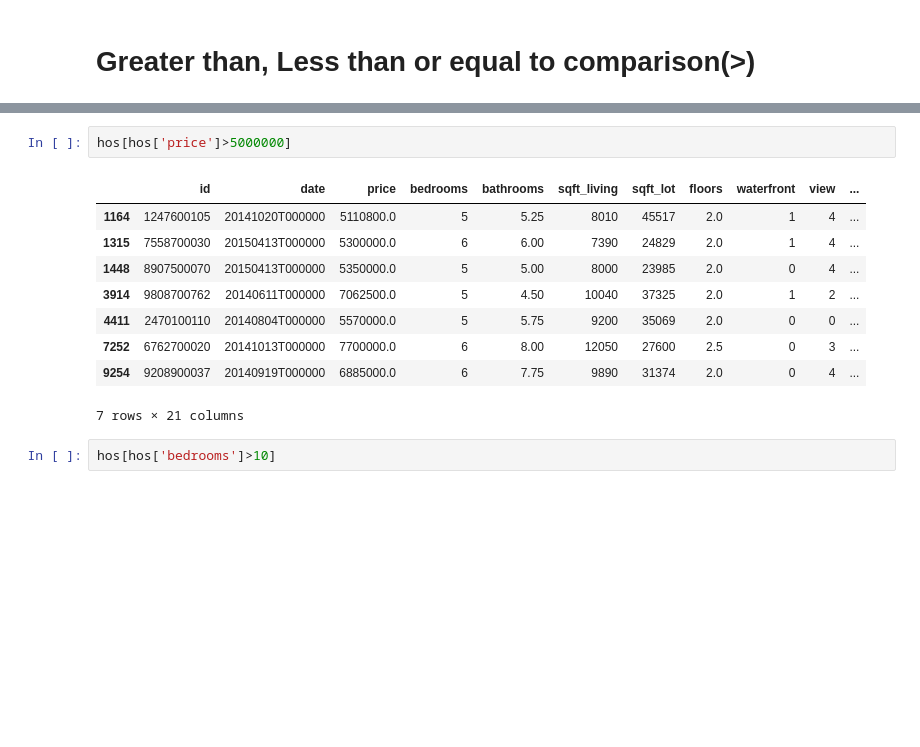
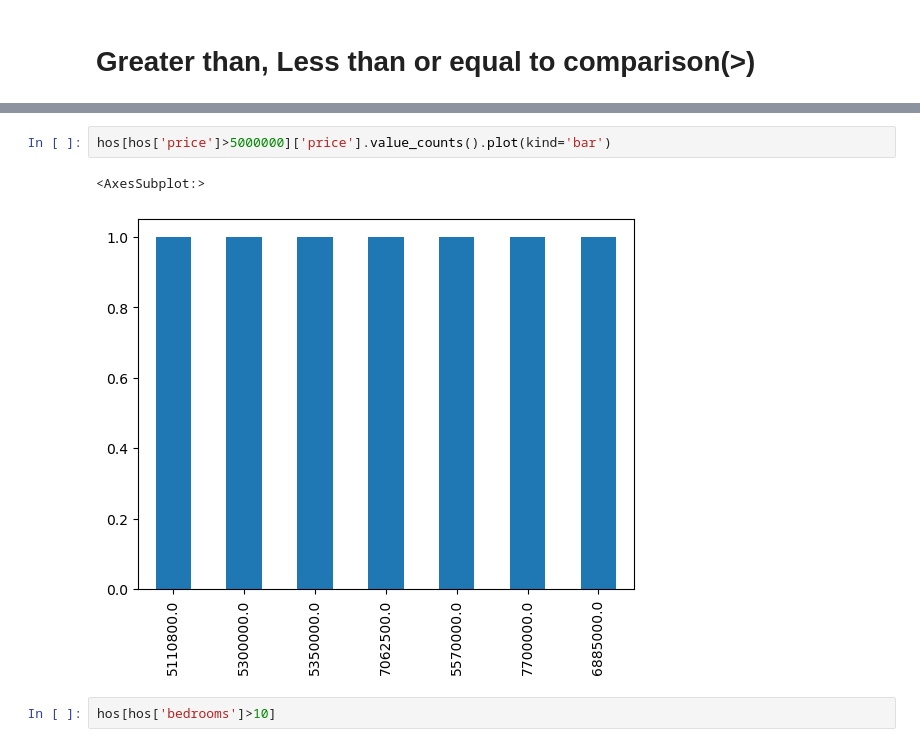
Before and after one commit to dennisowusu123/DATA-ANALYTICS-GT, a Jupyter notebook: DataScience/DataAnalysis/01_Dataframes.ipynb, the cells around one changed output, grey strips where cells are left out. Saved outputs shown, nothing was run; the diff lists cells and outputs as text; blank space fills up the shorter version.

```diff
--- a/DataScience/DataAnalysis/01_Dataframes.ipynb
+++ b/DataScience/DataAnalysis/01_Dataframes.ipynb
@@ -1570,15 +1569,8 @@ tit[tit['pclass'] != 1].head()
 # %%
-hos[hos['price']>5000000]
+hos[hos['price']>5000000]['price'].value_counts().plot(kind='bar')
 # %% [output]
-|  | id | date | price | bedrooms | bathrooms | sqft_living | sqft_lot | floors | waterfront | view | ... |
-| 1164 | 1247600105 | 20141020T000000 | 5110800.0 | 5 | 5.25 | 8010 | 45517 | 2.0 | 1 | 4 | ... |
-| 1315 | 7558700030 | 20150413T000000 | 5300000.0 | 6 | 6.00 | 7390 | 24829 | 2.0 | 1 | 4 | ... |
-| 1448 | 8907500070 | 20150413T000000 | 5350000.0 | 5 | 5.00 | 8000 | 23985 | 2.0 | 0 | 4 | ... |
-| 3914 | 9808700762 | 20140611T000000 | 7062500.0 | 5 | 4.50 | 10040 | 37325 | 2.0 | 1 | 2 | ... |
-| 4411 | 2470100110 | 20140804T000000 | 5570000.0 | 5 | 5.75 | 9200 | 35069 | 2.0 | 0 | 0 | ... |
-| 7252 | 6762700020 | 20141013T000000 | 7700000.0 | 6 | 8.00 | 12050 | 27600 | 2.5 | 0 | 3 | ... |
-| 9254 | 9208900037 | 20140919T000000 | 6885000.0 | 6 | 7.75 | 9890 | 31374 | 2.0 | 0 | 4 | ... |
-7 rows × 21 columns
+<AxesSubplot:>
+[figure, added]
 # %%
 hos[hos['bedrooms']>10]
 # %% [output]
```
Also changed, not shown: parts of 5 cells of this notebook, 4 other files.
